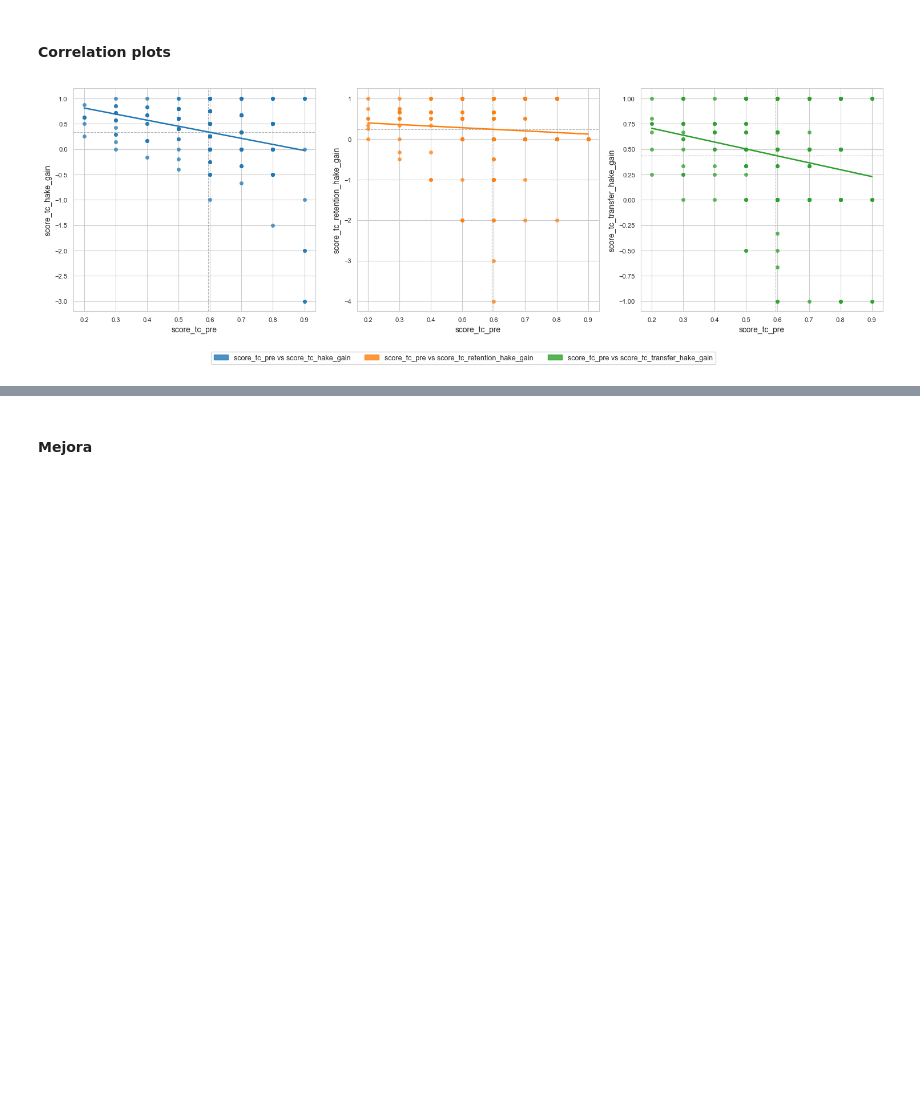
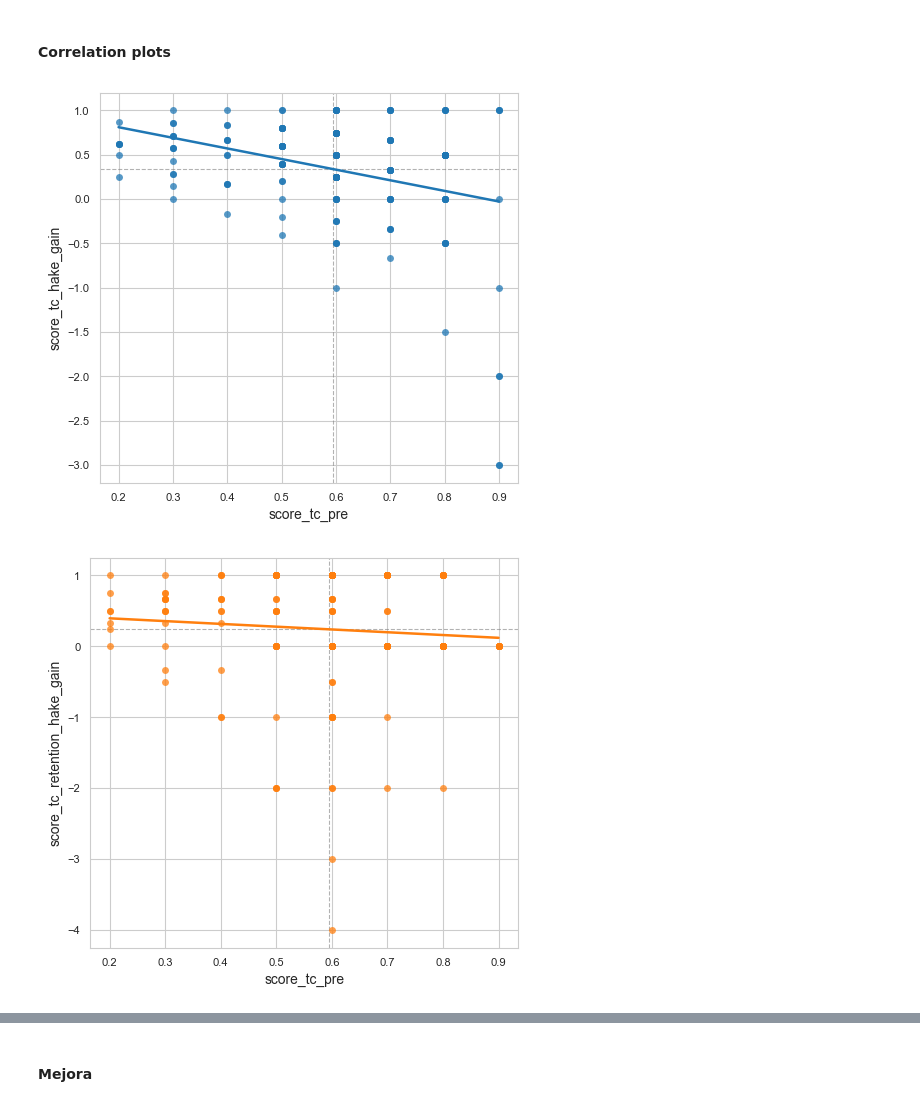
Before and after one commit to IBiDat/va-educational-impact, a Jupyter notebook: src/notebooks/paper/paper_results.ipynb, the cells around one changed output, grey strips where cells are left out. Saved outputs shown, nothing was run; the diff lists cells and outputs as text; code cells hidden in the pictures; blank space fills up the shorter version.

Commit message:
Include heatmaps and keep only used plots

```diff
--- a/src/notebooks/paper/paper_results.ipynb
+++ b/src/notebooks/paper/paper_results.ipynb
@@ -562,16 +576,45 @@ plot_quant_comparison(
 # %%
 plot_quant_scatter(
     forms_interactions_df,
-    comparisons=[("score_tc_pre", "score_tc_hake_gain"),
-                 ("score_tc_pre", "score_tc_retention_hake_gain"),
-                 ("score_tc_pre", "score_tc_transfer_hake_gain")],
+    comparisons=[
+        ("score_tc_pre", "score_tc_hake_gain")
+    ],
     palette="tab10",
     alpha=0.75,
     bbox_to_anchor=(0.5, -0.12),
     title=None,
     subplots_title=False,
     corr_annotation=False,
-    save_path=os.path.join(knowledge_path, 'correlation_pre_hake.pdf')
+    save_path=os.path.join(knowledge_path, 'correlation_pre_hake_general.pdf')
 )
+
+plot_quant_scatter(
+    forms_interactions_df,
+    comparisons=[
+        ("score_tc_pre", "score_tc_retention_hake_gain")
+    ],
+    palette="tab10",
+    alpha=0.75,
+    bbox_to_anchor=(0.5, -0.12),
+    title=None,
+    subplots_title=False,
+    corr_annotation=False,
+    save_path=os.path.join(knowledge_path, 'correlation_pre_hake_retention.pdf')
+)
+
+plot_quant_scatter(
+    forms_interactions_df,
+    comparisons=[
+        ("score_tc_pre", "score_tc_transfer_hake_gain")
+    ],
+    palette="tab10",
+    alpha=0.75,
+    bbox_to_anchor=(0.5, -0.12),
+    title=None,
+    subplots_title=False,
+    corr_annotation=False,
+    save_path=os.path.join(knowledge_path, 'correlation_pre_hake_transfer.pdf')
+)
 # %% [output]
-[figure, old version]
+[figure, new version]
+[figure, added]
```
Also changed, not shown: parts of 27 cells of this notebook, 1 other file.
